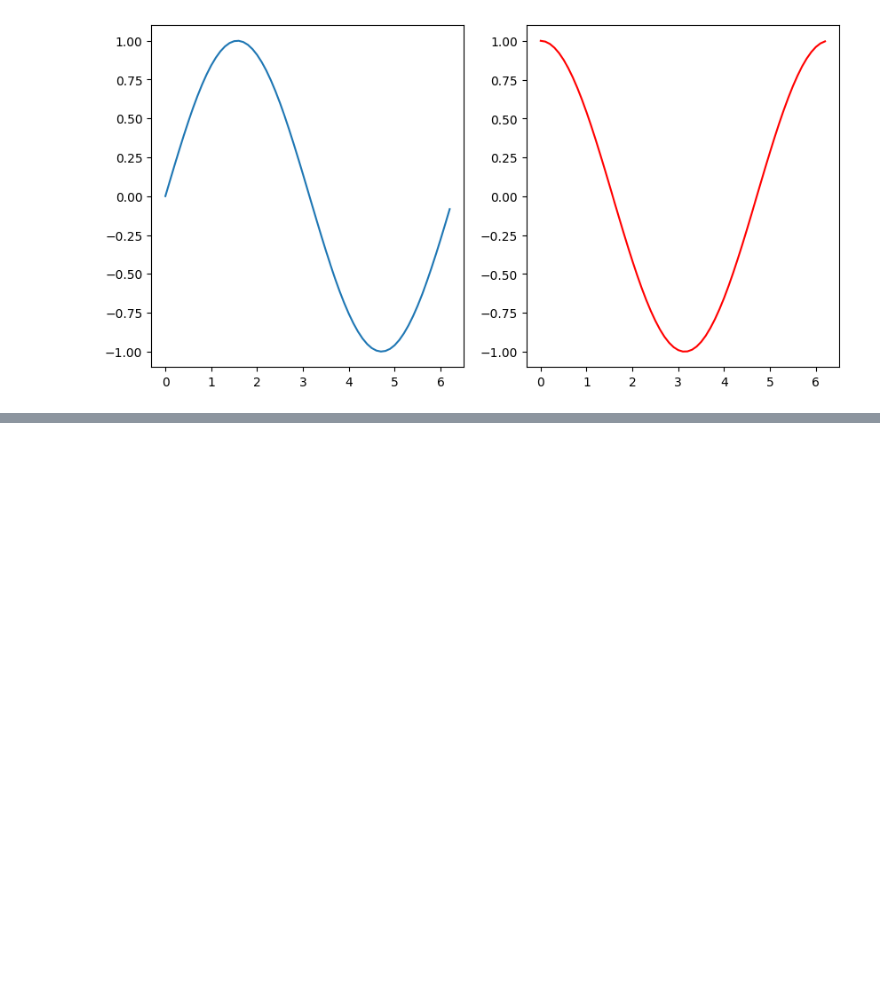
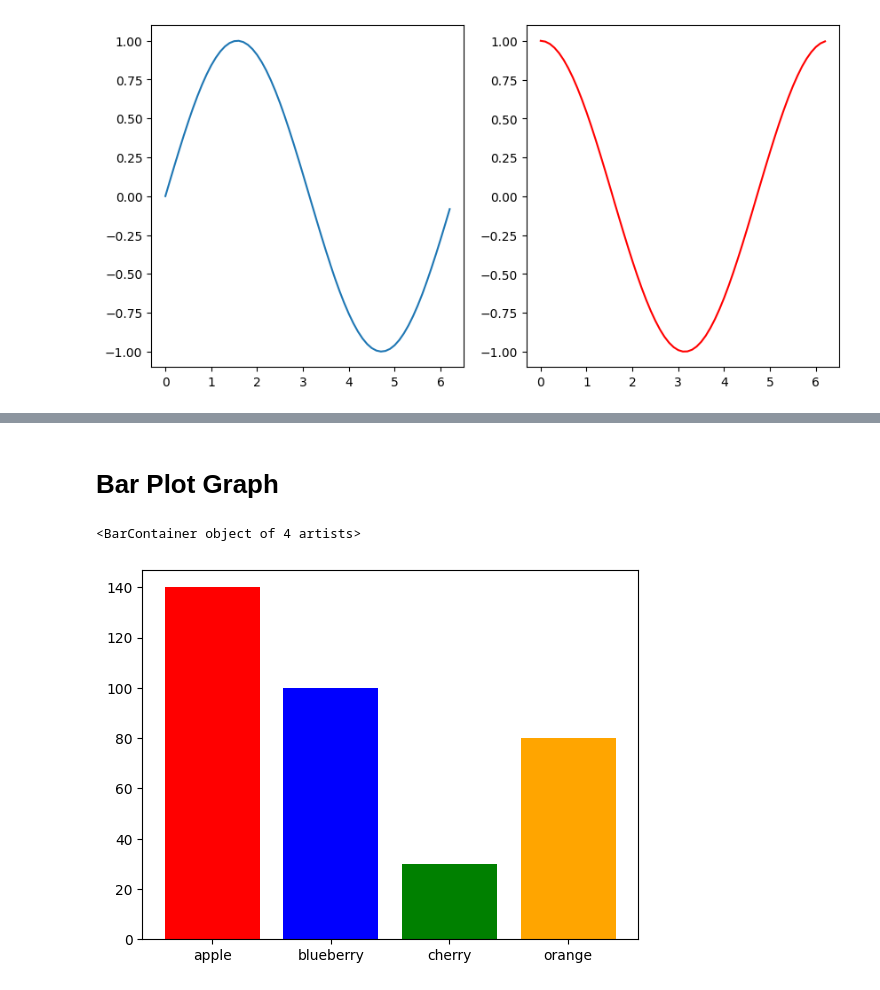
Before and after one commit to JANNIES99/Data_Science_Python_Tool, a Jupyter notebook: Matplotlab.ipynb, the cells around one changed output, grey strips where cells are left out. Cells and saved outputs as stored; diff of their text form; code cells hidden in the pictures; blank space fills up the shorter version.

```diff
--- a/Matplotlab.ipynb
+++ b/Matplotlab.ipynb
@@ -77,0 +110,11 @@ plt.show()
+# %% [markdown]
+# **Bar Plot Graph**
+# %%
+fruits = ['apple', 'blueberry', 'cherry', 'orange']
+counts = [140, 100, 30, 80]
+bar_colors = ['red', 'blue', 'green', 'orange']
+
+plt.bar(fruits, counts, color=bar_colors)
+# %% [output]
+<BarContainer object of 4 artists>
+[figure, added]
```
Also changed, not shown: parts of 9 cells of this notebook.
